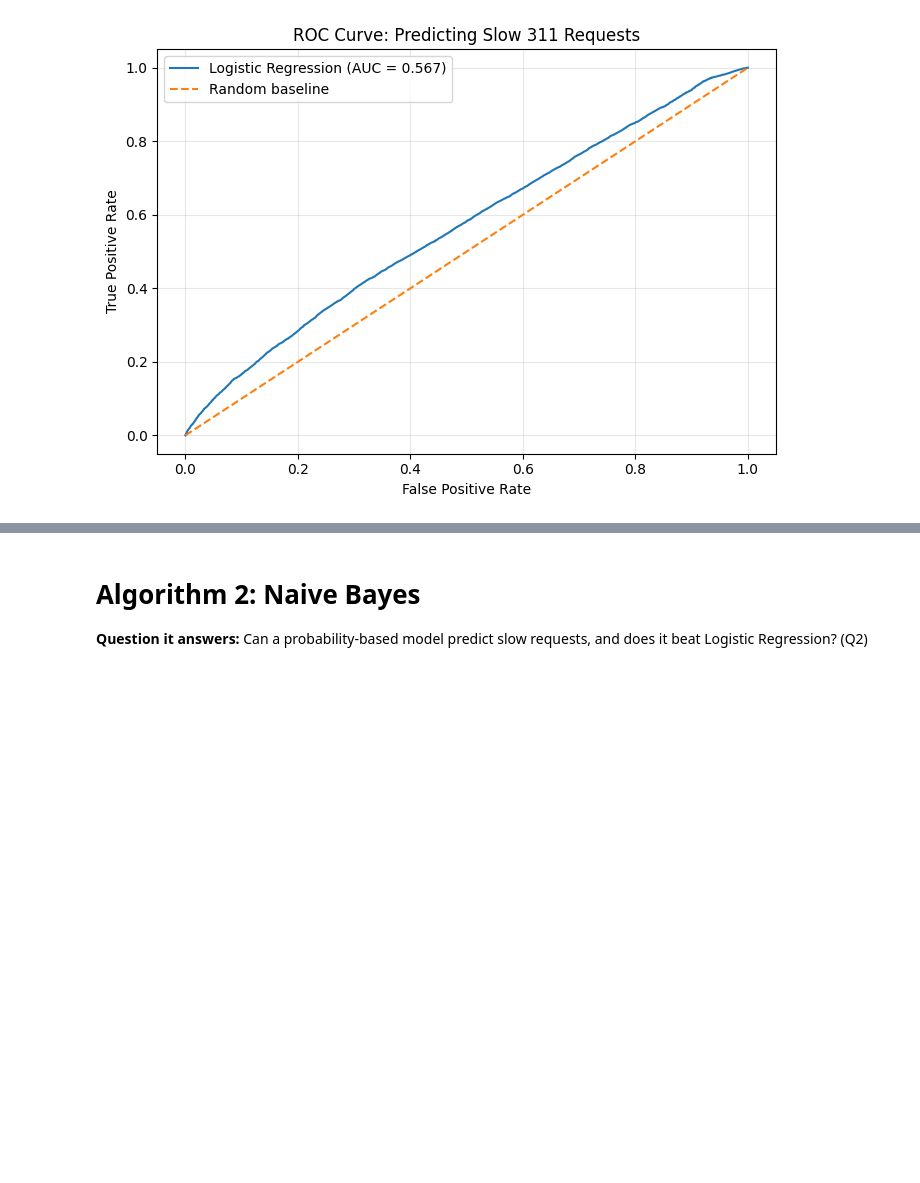
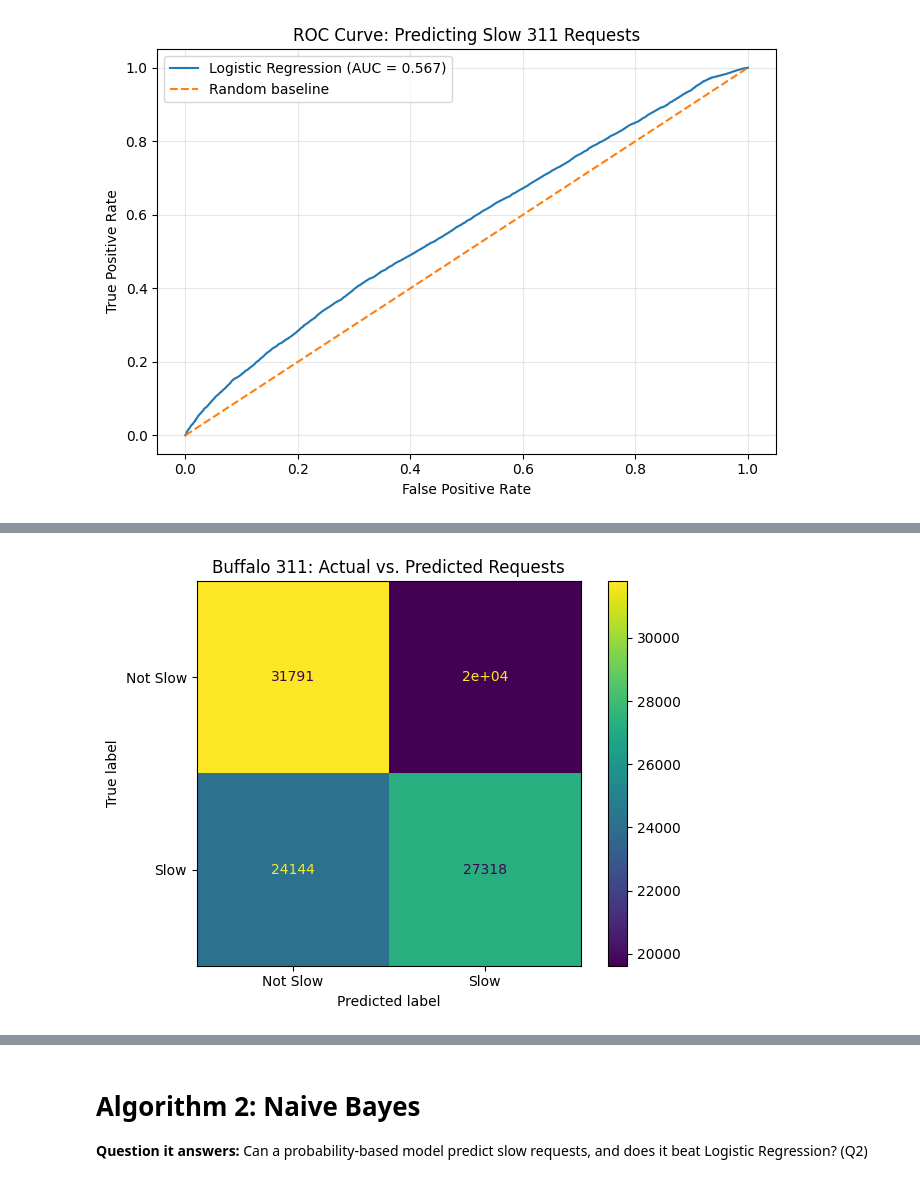
Before and after one commit to JoshuaCongHu/CTRL-Freaks, a Jupyter notebook: phase2/src/phase2_B.ipynb, the cells around one changed output, grey strips where cells are left out. Saved outputs shown, nothing was run; the diff lists cells and outputs as text; code cells hidden in the pictures; blank space fills up the shorter version.

```diff
--- a/phase2/src/phase2_B.ipynb
+++ b/phase2/src/phase2_B.ipynb
@@ -1018,0 +1115,14 @@ See the caveats in the documentation: https://pandas.pydata.org/pandas-docs/stab
+# %%
+#improved model matrix
+cm = confusion_matrix(output_test, predictions)
+confusionMatrix = ConfusionMatrixDisplay(
+    confusion_matrix=cm,
+    display_labels=["Not Slow", "Slow"]
+)
+
+confusionMatrix.plot()
+plt.title("Buffalo 311: Actual vs. Predicted Requests")
+plt.tight_layout()
+plt.show()
+# %% [output]
+[figure, added]
```
Also changed, not shown: parts of 8 cells of this notebook.
